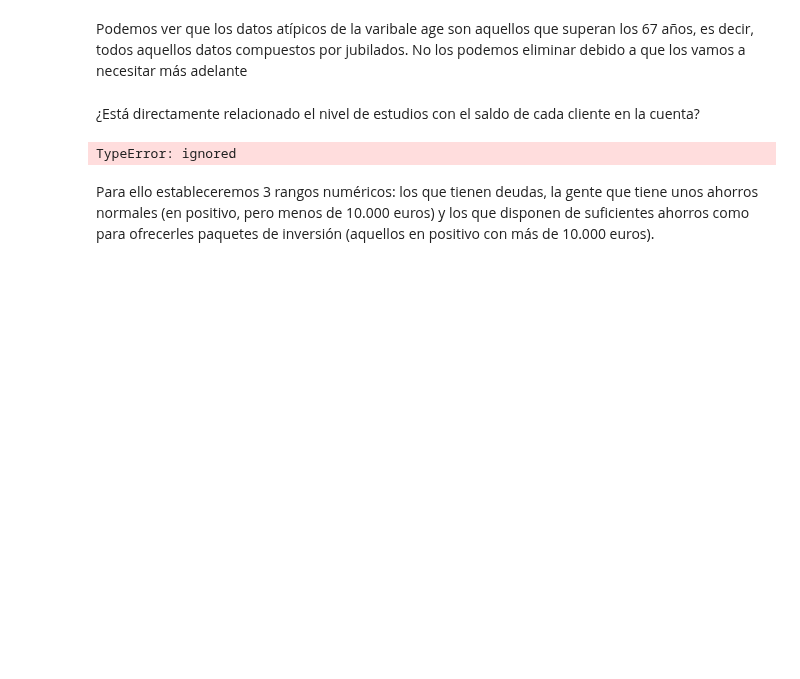
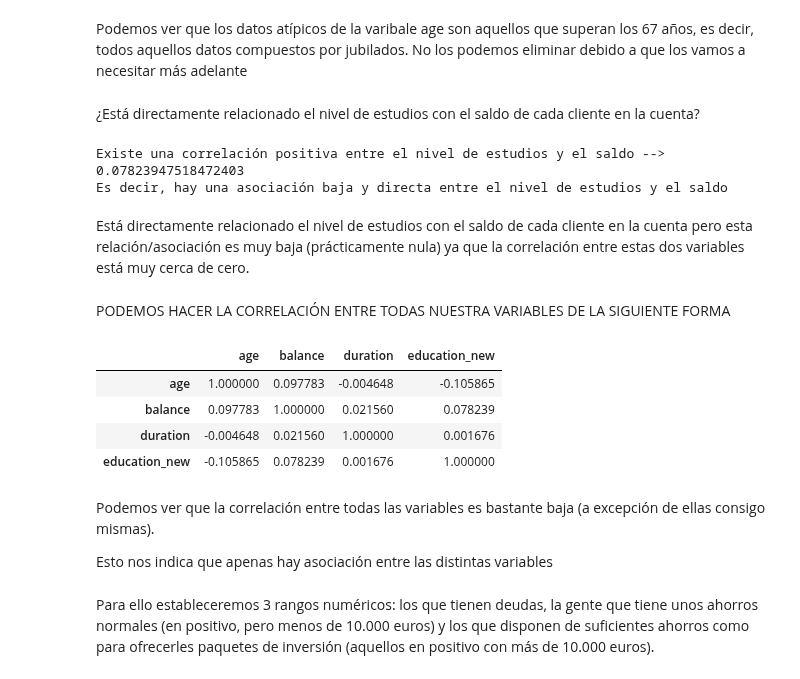
Before and after one commit to javierarteagapuell/deeplearning, a Jupyter notebook: Ejercicio2.ipynb, the cells around one changed output. Cells and saved outputs as stored; diff of their text form; code cells hidden in the pictures; blank space fills up the shorter version.

```diff
--- a/Ejercicio2.ipynb
+++ b/Ejercicio2.ipynb
@@ -123,14 +173,43 @@ Podemos ver que los datos atípicos de la varibale age son aquellos que superan
 # %% [markdown]
 ¿Está directamente relacionado el nivel de estudios con el saldo de cada
 cliente en la cuenta?
-# %%
-#np.corrcoef('education_new', 'balance')
-data['education_new'].corr(data['balance'])
-
-#plt.scatter('education', 'balance')
-#plt.show()
-# %% [output]
-TypeError: ignored
+# %%
+correlacion=data['education_new'].corr(data['balance'])
+if correlacion>0:
+  if correlacion>0.6:
+    print("Existe una correlación positiva entre el nivel de estudios y el saldo -->", correlacion)
+    print("Es decir, hay una asociación alta y directa entre el nivel de estudios y el saldo")
+  else:
+    print("Existe una correlación positiva entre el nivel de estudios y el saldo -->", correlacion)
+    print("Es decir, hay una asociación baja y directa entre el nivel de estudios y el saldo")
+else:
+  if correlacion<-0.6:
+    print("Existe una correlación negativa entre el nivel de estudios y el saldo -->", correlacion)
+    print("Es decir, hay una asociación alta e indirecta entre el nivel de estudios y el saldo")
+  else:
+    print("Existe una correlación negativa entre el nivel de estudios y el saldo -->", correlacion)
+    print("Es decir, hay una asociación baja e indirecta entre el nivel de estudios y el saldo")
+# %% [output]
+Existe una correlación positiva entre el nivel de estudios y el saldo --> 0.07823947518472403
+Es decir, hay una asociación baja y directa entre el nivel de estudios y el saldo
+# %% [markdown]
+Está directamente relacionado el nivel de estudios con el saldo de cada
+cliente en la cuenta pero esta relación/asociación es muy baja (prácticamente nula) ya que la correlación entre estas dos variables está muy cerca de cero.
+# %% [markdown]
+PODEMOS HACER LA CORRELACIÓN ENTRE TODAS NUESTRA VARIABLES DE LA SIGUIENTE FORMA
+# %%
+from scipy.stats.stats import pearsonr
+data.corr(method="pearson")
+# %% [output]
+|  | age | balance | duration | education_new |
+| age | 1.000000 | 0.097783 | -0.004648 | -0.105865 |
+| balance | 0.097783 | 1.000000 | 0.021560 | 0.078239 |
+| duration | -0.004648 | 0.021560 | 1.000000 | 0.001676 |
+| education_new | -0.105865 | 0.078239 | 0.001676 | 1.000000 |
+# %% [markdown]
+Podemos ver que la correlación entre todas las variables es bastante baja (a excepción de ellas consigo mismas).
+
+Esto nos indica que apenas hay asociación entre las distintas variables
 # %% [markdown]
 Para ello estableceremos 3 rangos numéricos: los que tienen deudas, la gente que tiene
 unos ahorros normales (en positivo, pero menos de 10.000 euros) y los que disponen de suficientes ahorros
```
Also changed, not shown: parts of 30 cells of this notebook.
